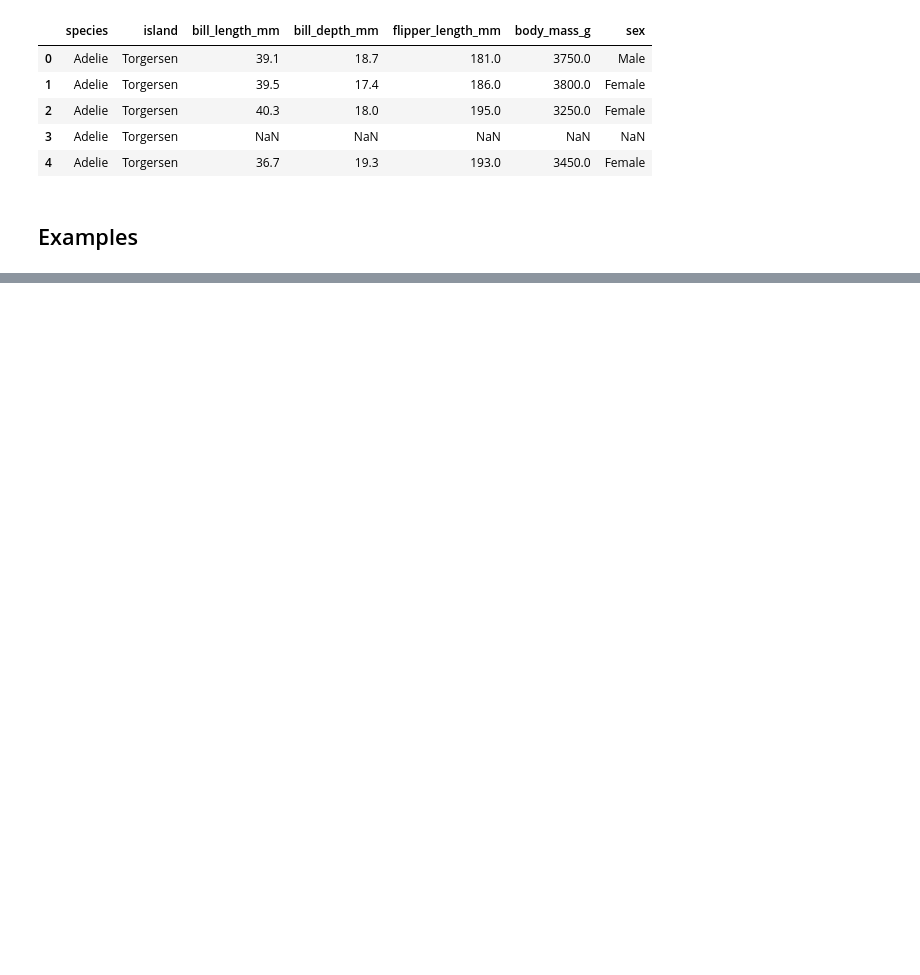
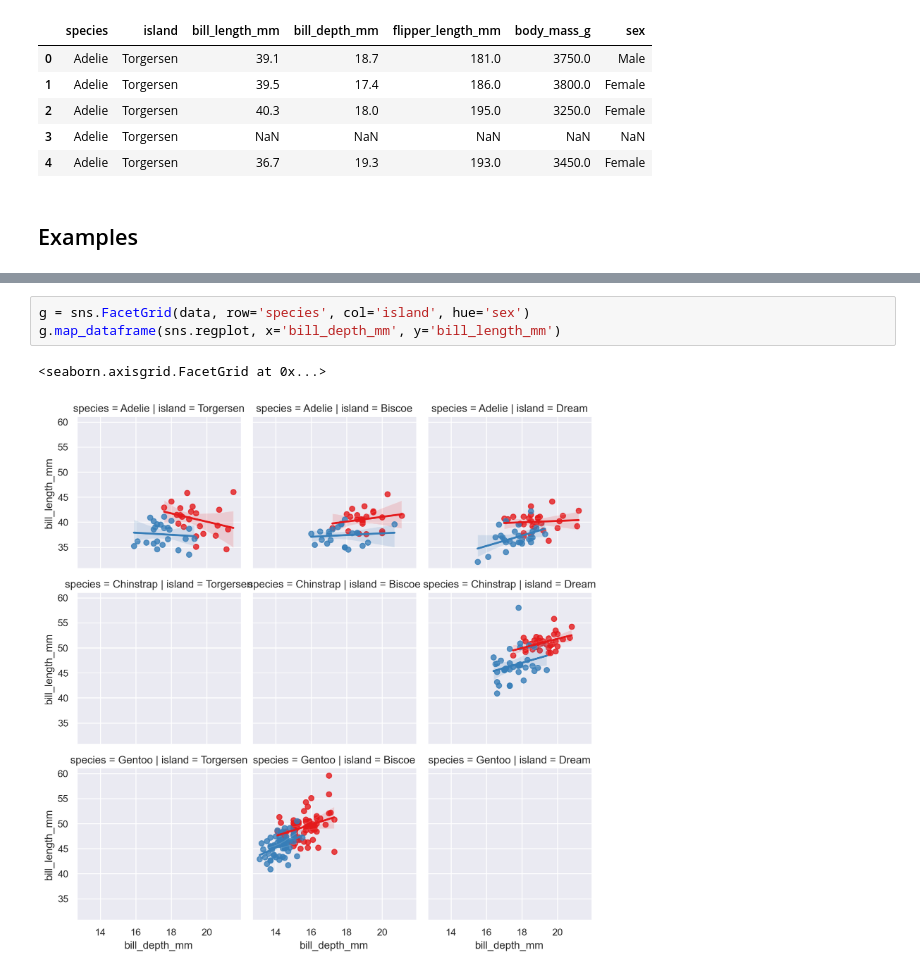
Before and after one commit to munch-group/plotwidgets, a Jupyter notebook: docs/examples/showcase.ipynb, the cells around one changed output, grey strips where cells are left out. Drawn from its saved outputs; the diff is of its cells as text; blank space fills up the shorter version.

```diff
--- a/docs/examples/showcase.ipynb
+++ b/docs/examples/showcase.ipynb
@@ -80,0 +299,6 @@ HBox(children=(Dropdown(description='X variable:', index=2, options=('species',
+# %%
+g = sns.FacetGrid(data, row='species', col='island', hue='sex')
+g.map_dataframe(sns.regplot, x='bill_depth_mm', y='bill_length_mm')
+# %% [output]
+<seaborn.axisgrid.FacetGrid at 0x...>
+[figure, added]
```
Also changed, not shown: parts of 29 cells of this notebook, 9 other files.
